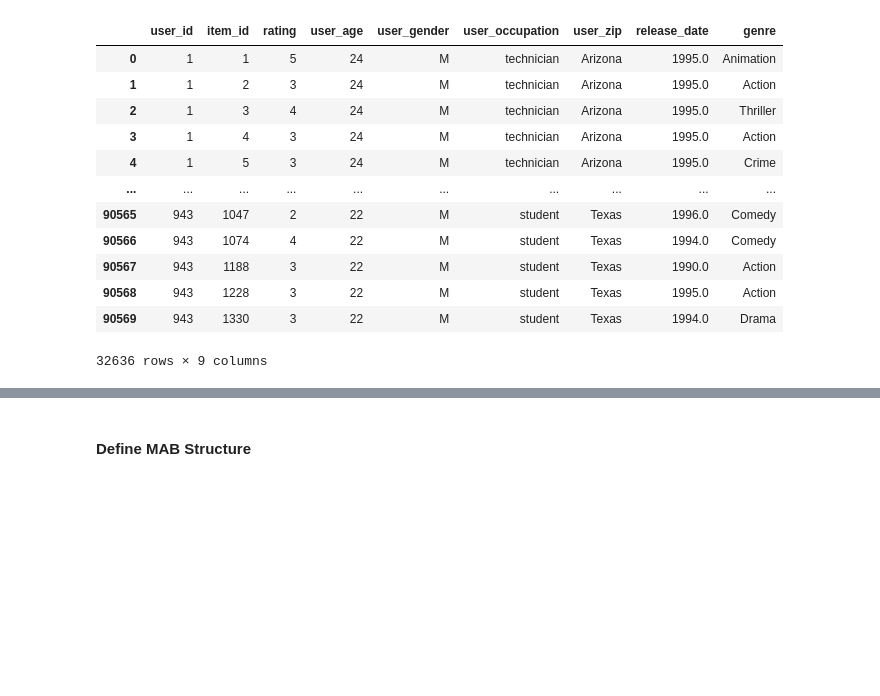
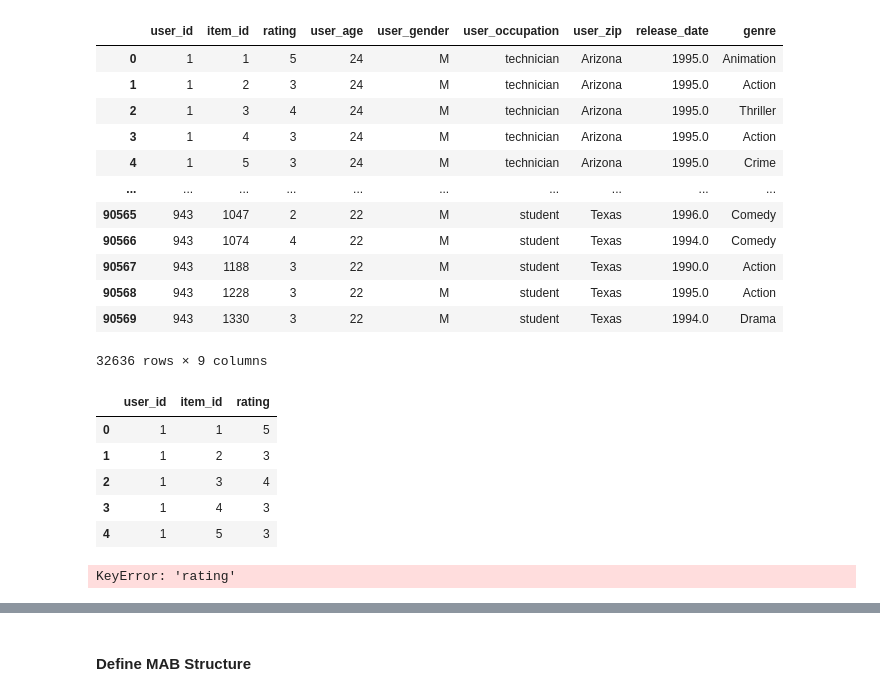
Before and after one commit to Cgolling/LLP_IS4242, a Jupyter notebook: A3_MAB.ipynb, the cells around one changed output, grey strips where cells are left out. Drawn from its saved outputs; the diff is of its cells as text; code cells hidden in the pictures; blank space fills up the shorter version.

```diff
--- a/A3_MAB.ipynb
+++ b/A3_MAB.ipynb
@@ -68,0 +69,20 @@ df = df_user_my
+# %%
+df.drop(
+    columns=['user_age','user_gender','user_occupation','user_zip','release_date','genre'], inplace=True
+    )
+df.head()
+# %% [output]
+|  | user_id | item_id | rating |
+| 0 | 1 | 1 | 5 |
+| 1 | 1 | 2 | 3 |
+| 2 | 1 | 3 | 4 |
+| 3 | 1 | 4 | 3 |
+| 4 | 1 | 5 | 3 |
+# %%
+df['liked'] = df['rating'] >= 4
+df.drop(
+    columns=['rating'],
+    inplace=True
+    )
+# %% [output]
+KeyError: 'rating'
```
Also changed, not shown: parts of 5 cells of this notebook.
